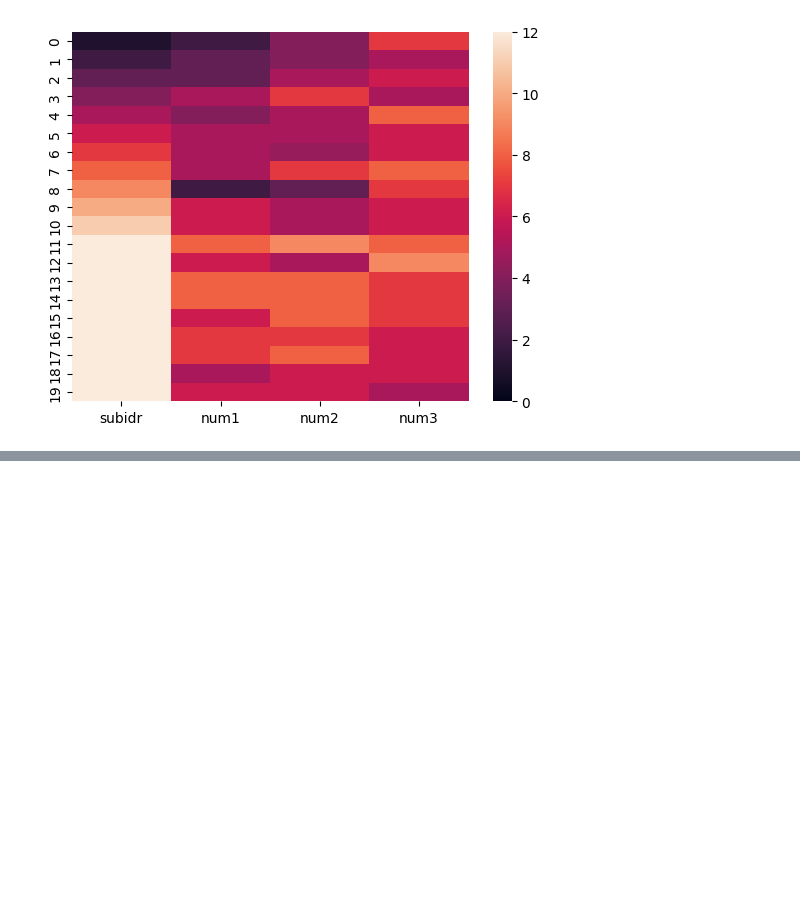
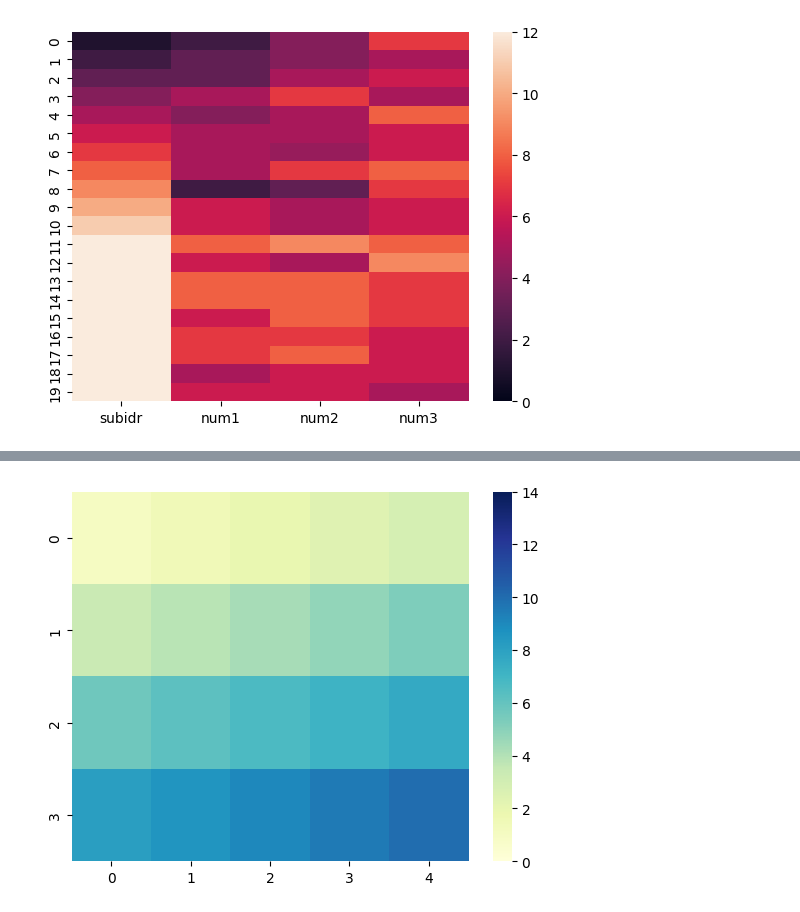
Before and after one commit to AbhayMadhukarChintamwar/DataScience_Learning, a Jupyter notebook: Seaborn/HeatMap_Plot.ipynb, the cells around one changed output, grey strips where cells are left out. Saved outputs shown, nothing was run; the diff lists cells and outputs as text; code cells hidden in the pictures; blank space fills up the shorter version.

```diff
--- a/Seaborn/HeatMap_Plot.ipynb
+++ b/Seaborn/HeatMap_Plot.ipynb
@@ -117,0 +141,5 @@ plt.show()
+# %%
+sns.heatmap(var, vmin = 0, vmax =14, cmap ='YlGnBu')
+plt.show()
+# %% [output]
+[figure, added]
```
Also changed, not shown: parts of 21 cells of this notebook.
